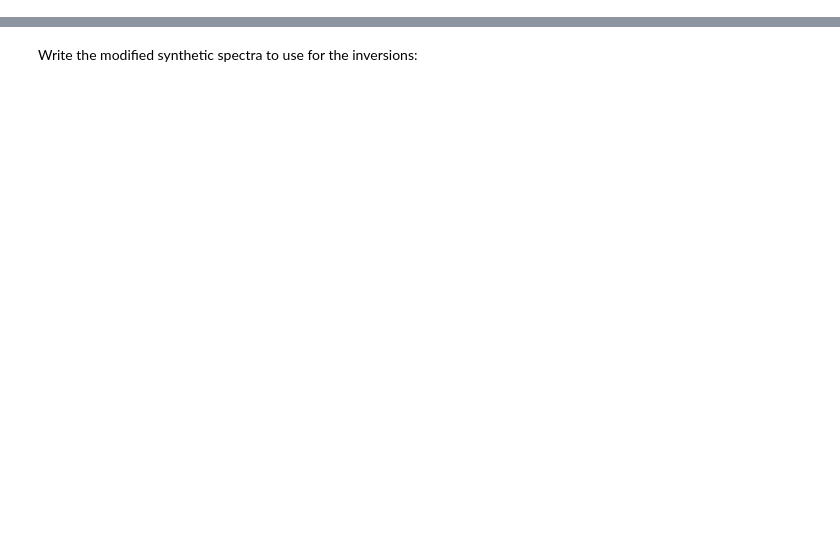
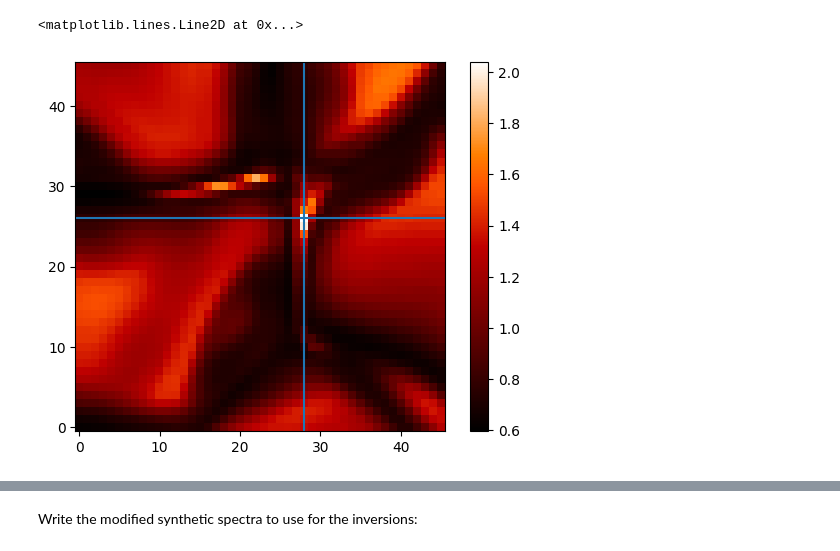
Before and after one commit to apy-github/mhd_ii, a Jupyter notebook: exercise_2/mhd_ii_2.ipynb, the cells around one changed output, grey strips where cells are left out. Cells and saved outputs as stored; diff of their text form; code cells hidden in the pictures; blank space fills up the shorter version.

```diff
--- a/exercise_2/mhd_ii_2.ipynb
+++ b/exercise_2/mhd_ii_2.ipynb
@@ -87,6 +197,13 @@ cbar=pl.colorbar(im)
 # %%
 ix=28
 iy=26
+im=pl.imshow(obs.dat[0,:,:,0,0], origin='lower', cmap='gist_heat', interpolation='none')
+cbar=pl.colorbar(im)
+pl.axvline(ix)
+pl.axhline(iy)
+# %% [output]
+<matplotlib.lines.Line2D at 0x...>
+[figure, added]
 # %%
 m = sp.model("./bifrost_model_small.nc")
 m1d = m.extract(x0=ix,x1=ix+1,y0=iy,y1=iy+1)
```
Also changed, not shown: parts of 66 cells of this notebook, 2 other files.
